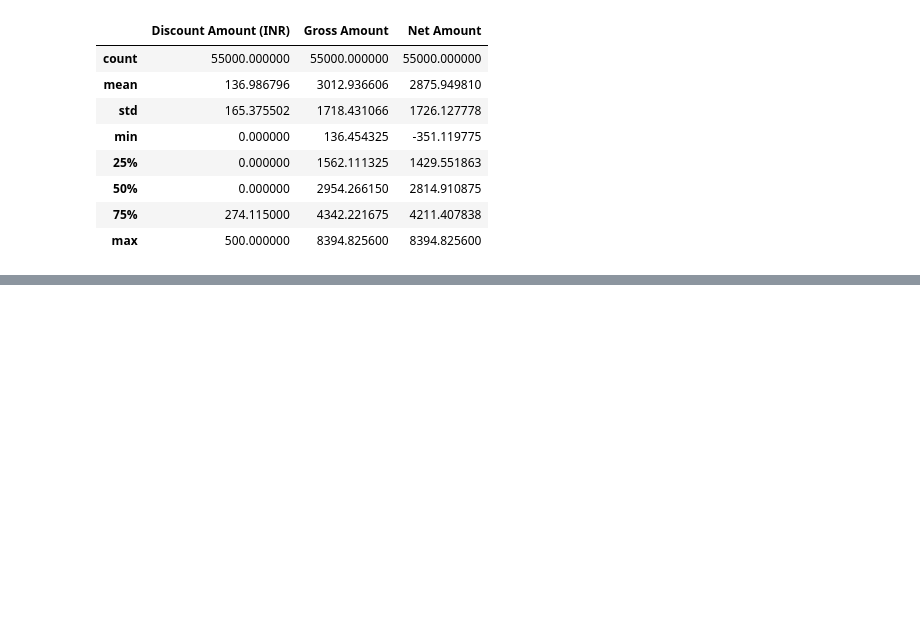
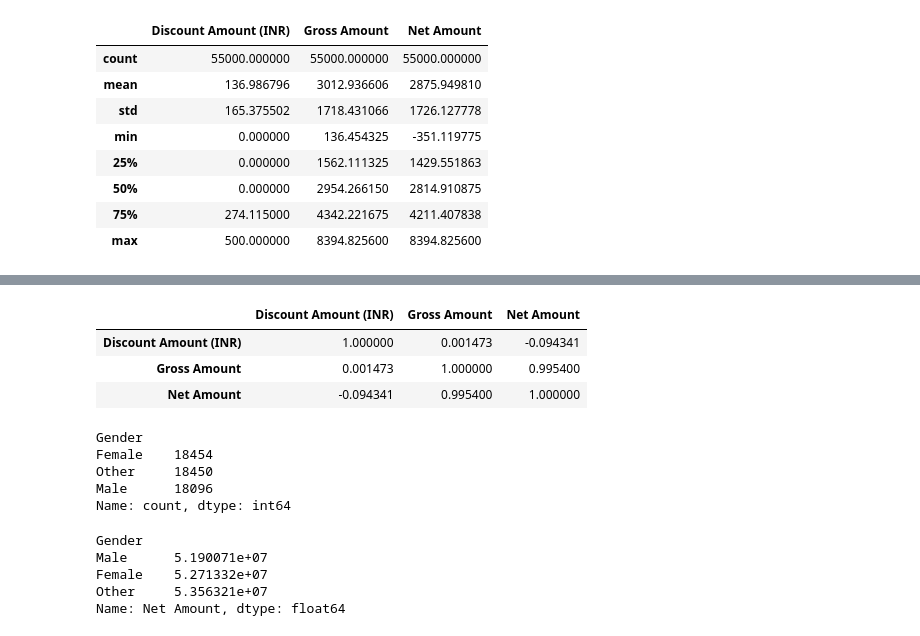
Before and after one commit to arsalanwani/E-commerce-Python-Data-Analytics, a Jupyter notebook: project.ipynb, the cells around one changed output, grey strips where cells are left out. Cells and saved outputs as stored; diff of their text form; code cells hidden in the pictures; blank space fills up the shorter version.

```diff
--- a/project.ipynb
+++ b/project.ipynb
@@ -302,0 +498,2 @@ df[["Discount Amount (INR)","Gross Amount","Net Amount"]].describe()
+# %%
+df["Purchase Date"]=pd.to_datetime(df["Purchase Date"])
@@ -302,0 +611,23 @@ df[["Discount Amount (INR)","Gross Amount","Net Amount"]].describe()
+# %%
+df[["Discount Amount (INR)","Gross Amount","Net Amount"]].corr()
+# %% [output]
+|  | Discount Amount (INR) | Gross Amount | Net Amount |
+| Discount Amount (INR) | 1.000000 | 0.001473 | -0.094341 |
+| Gross Amount | 0.001473 | 1.000000 | 0.995400 |
+| Net Amount | -0.094341 | 0.995400 | 1.000000 |
+# %%
+df["Gender"].value_counts()
+# %% [output]
+Gender
+Female    18454
+Other     18450
+Male      18096
+Name: count, dtype: int64
+# %%
+df.groupby("Gender")["Net Amount"].sum().sort_values(ascending=True)
+# %% [output]
+Gender
+Male      5.190071e+07
+Female    5.271332e+07
+Other     5.356321e+07
+Name: Net Amount, dtype: float64
```
Also changed, not shown: parts of 34 cells of this notebook.
